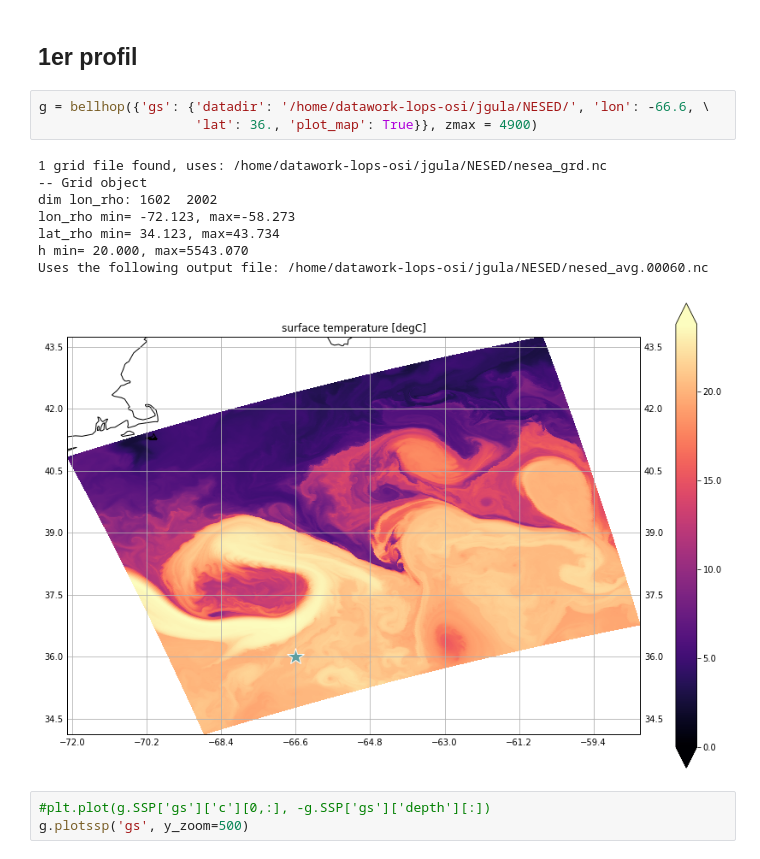
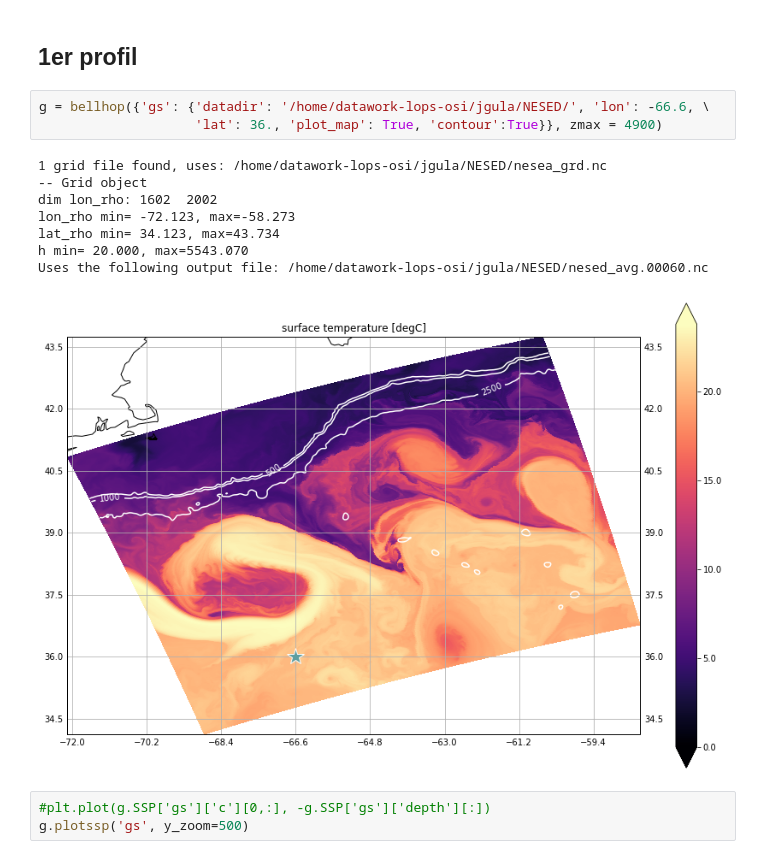
Before and after one commit to ponchama/Cognac_Acoustique, a Jupyter notebook: Bellhop/Profondeur_source.ipynb, the cells around one changed output. Cells and saved outputs as stored; diff of their text form.

Commit message:
update to add depth contours on map

```diff
--- a/Bellhop/Profondeur_source.ipynb
+++ b/Bellhop/Profondeur_source.ipynb
@@ -202,16 +202,16 @@ La source doit être placée en dessous de la profondeur à laquelle le gradient
 ## 1er profil
 # %%
 g = bellhop({'gs': {'datadir': '/home/datawork-lops-osi/jgula/NESED/', 'lon': -66.6, \
-                    'lat': 36., 'plot_map': True}}, zmax = 4900)
+                    'lat': 36., 'plot_map': True, 'contour':True}}, zmax = 4900)
 # %% [output]
 1 grid file found, uses: /home/datawork-lops-osi/jgula/NESED/nesea_grd.nc
 -- Grid object
 dim lon_rho: 1602  2002
 lon_rho min= -72.123, max=-58.273
 lat_rho min= 34.123, max=43.734
 h min= 20.000, max=5543.070
 Uses the following output file: /home/datawork-lops-osi/jgula/NESED/nesed_avg.00060.nc
-[figure, old version]
+[figure, new version]
 # %%
 #plt.plot(g.SSP['gs']['c'][0,:], -g.SSP['gs']['depth'][:])
 g.plotssp('gs', y_zoom=500)
```
Also changed, not shown: parts of 1 cell of this notebook, 1 other file.
